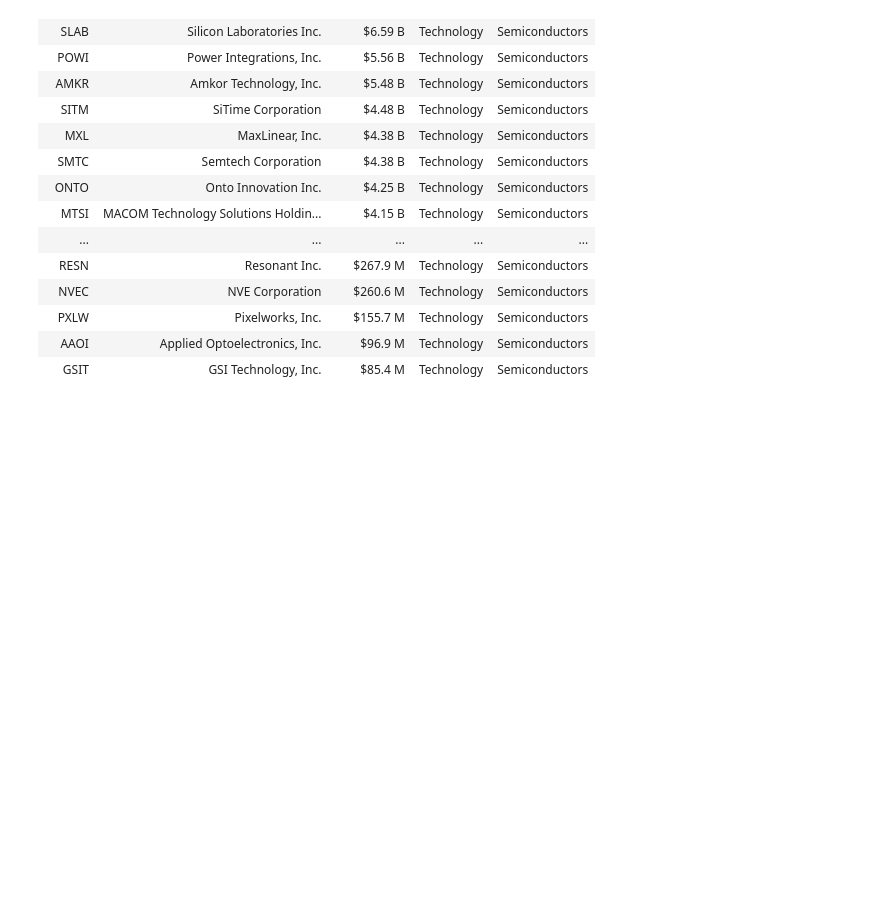
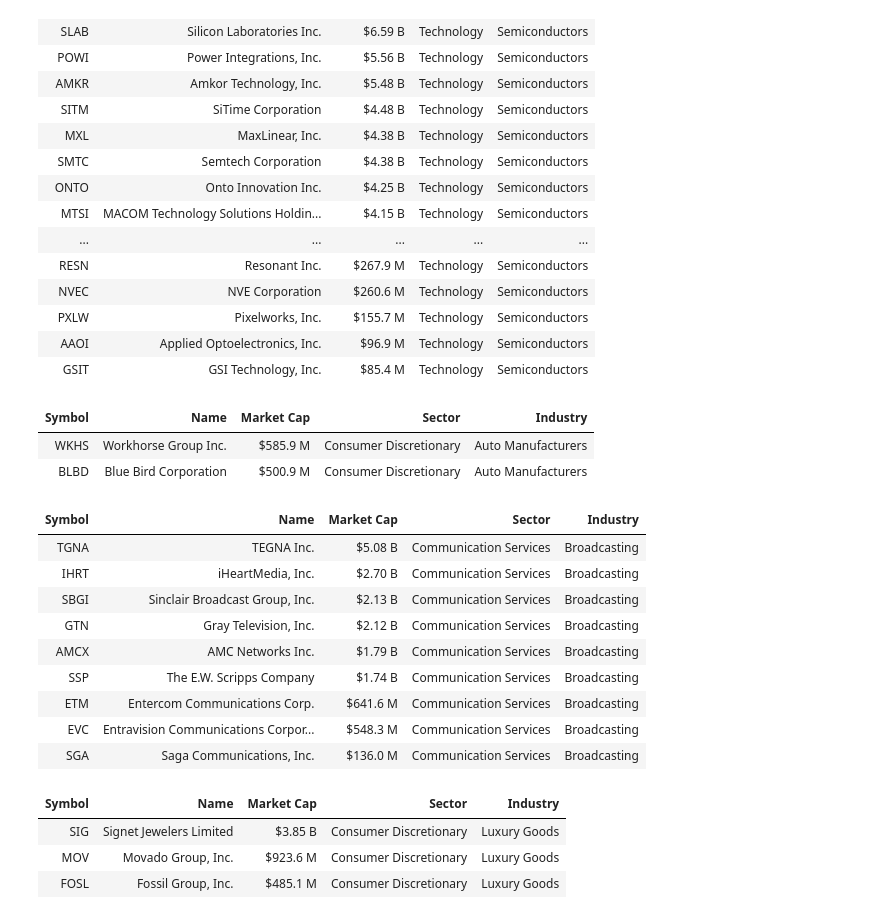
Before and after one commit to erickbytes/russell-2000-index, a Jupyter notebook: Russell 2000 Stocks.ipynb, the cells around one changed output. Saved outputs shown, nothing was run; the diff lists cells and outputs as text; code cells hidden in the pictures; blank space fills up the shorter version.

Commit message:
added more industry breakouts for car, media, household and luxury good companies

```diff
--- a/Russell 2000 Stocks.ipynb
+++ b/Russell 2000 Stocks.ipynb
@@ -229,3 +229,32 @@ semiconductor_companies.style.hide()
 | PXLW | Pixelworks, Inc. | $155.7 M | Technology | Semiconductors |
 | AAOI | Applied Optoelectronics, Inc. | $96.9 M | Technology | Semiconductors |
 | GSIT | GSI Technology, Inc. | $85.4 M | Technology | Semiconductors |
+# %%
+car_companies = russell_index[russell_index.Industry == "Auto Manufacturers"]
+car_companies.style.hide()
+# %% [output]
+| Symbol | Name | Market Cap | Sector | Industry |
+| WKHS | Workhorse Group Inc. | $585.9 M | Consumer Discretionary | Auto Manufacturers |
+| BLBD | Blue Bird Corporation | $500.9 M | Consumer Discretionary | Auto Manufacturers |
+# %%
+media_companies = russell_index[russell_index.Industry == "Broadcasting"]
+media_companies.style.hide()
+# %% [output]
+| Symbol | Name | Market Cap | Sector | Industry |
+| TGNA | TEGNA Inc. | $5.08 B | Communication Services | Broadcasting |
+| IHRT | iHeartMedia, Inc. | $2.70 B | Communication Services | Broadcasting |
+| SBGI | Sinclair Broadcast Group, Inc. | $2.13 B | Communication Services | Broadcasting |
+| GTN | Gray Television, Inc. | $2.12 B | Communication Services | Broadcasting |
+| AMCX | AMC Networks Inc. | $1.79 B | Communication Services | Broadcasting |
+| SSP | The E.W. Scripps Company | $1.74 B | Communication Services | Broadcasting |
+| ETM | Entercom Communications Corp. | $641.6 M | Communication Services | Broadcasting |
+| EVC | Entravision Communications Corpor... | $548.3 M | Communication Services | Broadcasting |
+| SGA | Saga Communications, Inc. | $136.0 M | Communication Services | Broadcasting |
+# %%
+luxury_companies = russell_index[russell_index.Industry == "Luxury Goods"]
+luxury_companies.style.hide()
+# %% [output]
+| Symbol | Name | Market Cap | Sector | Industry |
+| SIG | Signet Jewelers Limited | $3.85 B | Consumer Discretionary | Luxury Goods |
+| MOV | Movado Group, Inc. | $923.6 M | Consumer Discretionary | Luxury Goods |
+| FOSL | Fossil Group, Inc. | $485.1 M | Consumer Discretionary | Luxury Goods |
```
Also changed, not shown: parts of 2 cells of this notebook.
